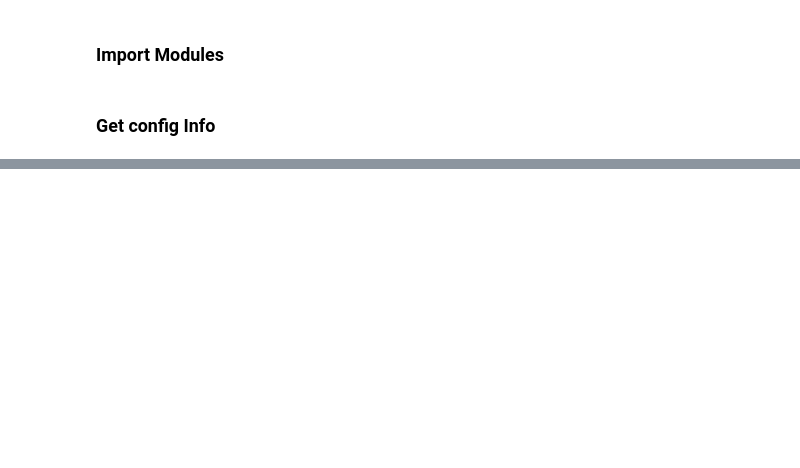
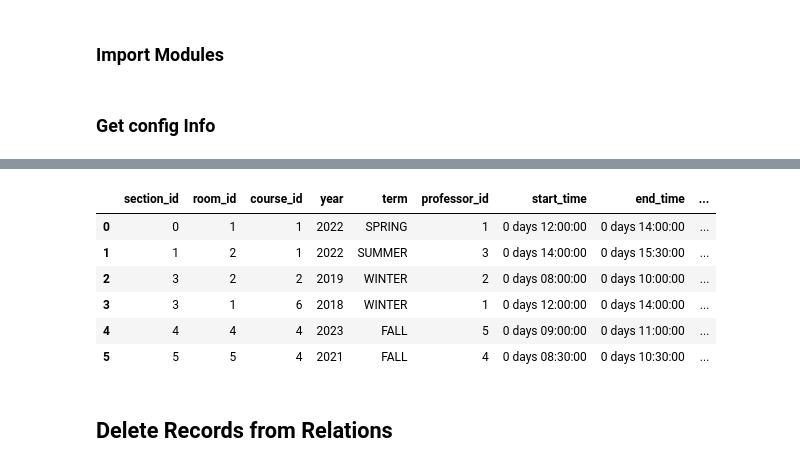
Before and after one commit to gauravkuwar/CSC336-final-proj, a Jupyter notebook: interface_to_db.ipynb, the cells around one changed output, grey strips where cells are left out. Cells and saved outputs as stored; diff of their text form; code cells hidden in the pictures; blank space fills up the shorter version.

```diff
--- a/interface_to_db.ipynb
+++ b/interface_to_db.ipynb
@@ -85,0 +67,7 @@ List of functions we need:
+# %%
+def addWhere(colsNameVal, separator="AND"):
+    """
+        Builds the where part of the query using values in dict colsNameVal
+        and uses the separator "AND" by default.
+    """
+    return colsToQuery(colsNameVal, "WHERE", separator=separator)
@@ -86,8 +238,9 @@ List of functions we need:
 # %%
-def selectAll(relation, config=config):
+def selectRelation(relation, where={}, config=config):
     """
         Takes a relation which the name of a relation in the database in config
-        and returns all rows in the relation.
+        and returns all rows in the relation, also has a where argument
+        which adds a where part to the query using addWhere when where is non-empty.
     """
     # Connection
     conn = mysql.connector.connect(**config)
@@ -95,6 +248,8 @@ def selectAll(relation, config=config):
     cursor = conn.cursor()
     # SELECT query
     query = ("SELECT * FROM `{relation}`".format(relation=relation))
+    query += addWhere(where)
+
     # Run the query
     cursor.execute(query)
     col_names = cursor.column_names # get column names
@@ -133,0 +313,15 @@ def allClasses(config=config):
+# %%
+def selectClasses(section_id=None,
+                  course_id=None,
+                  year=None,
+                  term=None,
+                  professor_id=None,
+                  start_time=None,
+                  end_time=None,
+                  days_of_the_week=None,
+                  config=config):
+    """
+        Returns select query of Class relation, when arguments are passed they
+        are used to filter with WHERE in the select query.
+    """
+    return selectRelation("Class", getWhere(locals()), config=config)
@@ -168,0 +723,12 @@ allRooms()
+# %%
+selectClasses()
+# %% [output]
+|  | section_id | room_id | course_id | year | term | professor_id | start_time | end_time | ... |
+| 0 | 0 | 1 | 1 | 2022 | SPRING | 1 | 0 days 12:00:00 | 0 days 14:00:00 | ... |
+| 1 | 1 | 2 | 1 | 2022 | SUMMER | 3 | 0 days 14:00:00 | 0 days 15:30:00 | ... |
+| 2 | 3 | 2 | 2 | 2019 | WINTER | 2 | 0 days 08:00:00 | 0 days 10:00:00 | ... |
+| 3 | 3 | 1 | 6 | 2018 | WINTER | 1 | 0 days 12:00:00 | 0 days 14:00:00 | ... |
+| 4 | 4 | 4 | 4 | 2023 | FALL | 5 | 0 days 09:00:00 | 0 days 11:00:00 | ... |
+| 5 | 5 | 5 | 4 | 2021 | FALL | 4 | 0 days 08:30:00 | 0 days 10:30:00 | ... |
+# %% [markdown]
+## Delete Records from Relations
```
Also changed, not shown: parts of 95 cells of this notebook, 10 other files.
